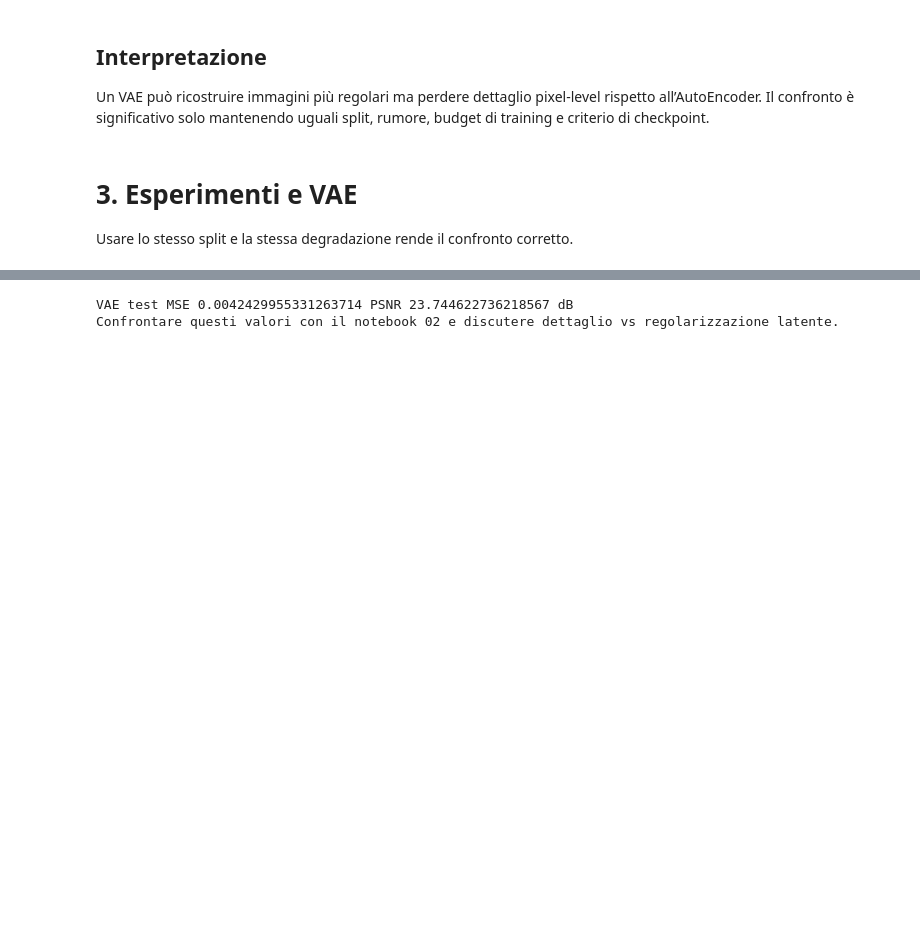
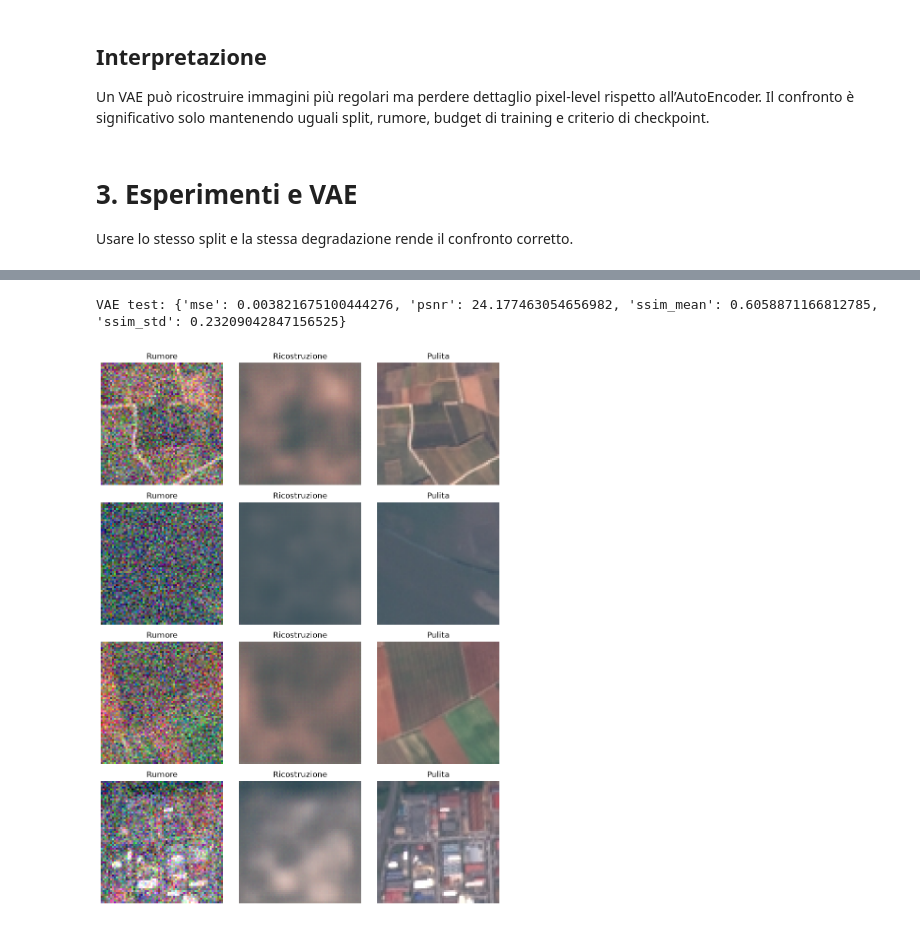
Before and after one commit to alessdt0/eurosat-denoising, a Jupyter notebook: notebooks/03_experiments_and_vae.ipynb, the cells around one changed output, grey strips where cells are left out. Drawn from its saved outputs; the diff is of its cells as text; code cells hidden in the pictures; blank space fills up the shorter version.

```diff
--- a/notebooks/03_experiments_and_vae.ipynb
+++ b/notebooks/03_experiments_and_vae.ipynb
@@ -61,10 +71,46 @@ epoch 3 loss 0.0048761131978165865
-# %%
-vae.eval();m=p=0;count=0
-with torch.no_grad():
- for noisy,clean in te:
-  pred,_,_=vae(noisy.to(DEVICE));pred=pred.cpu();k=len(noisy);count+=k;m+=mse_score(pred,clean)*k;p+=psnr_score(pred,clean)*k
-print('VAE test MSE',m/count,'PSNR',p/count,'dB')
-print('Confrontare questi valori con il notebook 02 e discutere dettaglio vs regolarizzazione latente.')
-# %% [output]
-VAE test MSE 0.0042429955331263714 PSNR 23.744622736218567 dB
-Confrontare questi valori con il notebook 02 e discutere dettaglio vs regolarizzazione latente.
+# %%
+# Carichiamo il VAE gia' addestrato (checkpoint prodotto dalla CLI).
+vae = ConvVAE().to(DEVICE)
+vae_path = OUT / "vae_best.pt"
+if vae_path.exists():
+    vae.load_state_dict(torch.load(vae_path, map_location=DEVICE))
+# %%
+# Valutazione del VAE sul test set con z = mu (valutazione deterministica).
+# `evaluate` calcola MSE, PSNR e SSIM senza introdurre casualita' nel test.
+result = evaluate(vae, te, DEVICE, vae=True)
+print("VAE test:", result)
+
+# Plot qualitativo: rumore -> ricostruzione -> immagine pulita.
+# Il dataset restituisce due tensori: input rumoroso e target pulito.
+noisy_batch, clean_batch = next(iter(te))
+num_examples = min(4, len(noisy_batch))
+noisy_batch = noisy_batch[:num_examples].cpu()
+clean_batch = clean_batch[:num_examples].cpu()
+
+# sample=False usa la media latente z = mu, quindi la ricostruzione e' riproducibile.
+with torch.no_grad():
+    recon_batch = vae(noisy_batch.to(DEVICE), sample=False)[0].cpu()
+
+# squeeze=False mantiene sempre la forma [righe, colonne], anche con un solo esempio.
+fig, axes = plt.subplots(
+    num_examples, 3, figsize=(9, 3 * num_examples), squeeze=False
+)
+for index in range(num_examples):
+    # I tensori sono CHW, mentre Matplotlib richiede il formato HWC.
+    axes[index, 0].imshow(noisy_batch[index].permute(1, 2, 0).numpy())
+    axes[index, 0].set_title("Rumore")
+    axes[index, 0].axis("off")
+
+    axes[index, 1].imshow(recon_batch[index].permute(1, 2, 0).numpy())
+    axes[index, 1].set_title("Ricostruzione")
+    axes[index, 1].axis("off")
+
+    axes[index, 2].imshow(clean_batch[index].permute(1, 2, 0).numpy())
+    axes[index, 2].set_title("Pulita")
+    axes[index, 2].axis("off")
+
+plt.tight_layout()
+plt.show()
+# %% [output]
+VAE test: {'mse': 0.003821675100444276, 'psnr': 24.177463054656982, 'ssim_mean': 0.6058871166812785, 'ssim_std': 0.23209042847156525}
+[figure, added]
```
Also changed, not shown: parts of 2 cells of this notebook, 10 other files.
